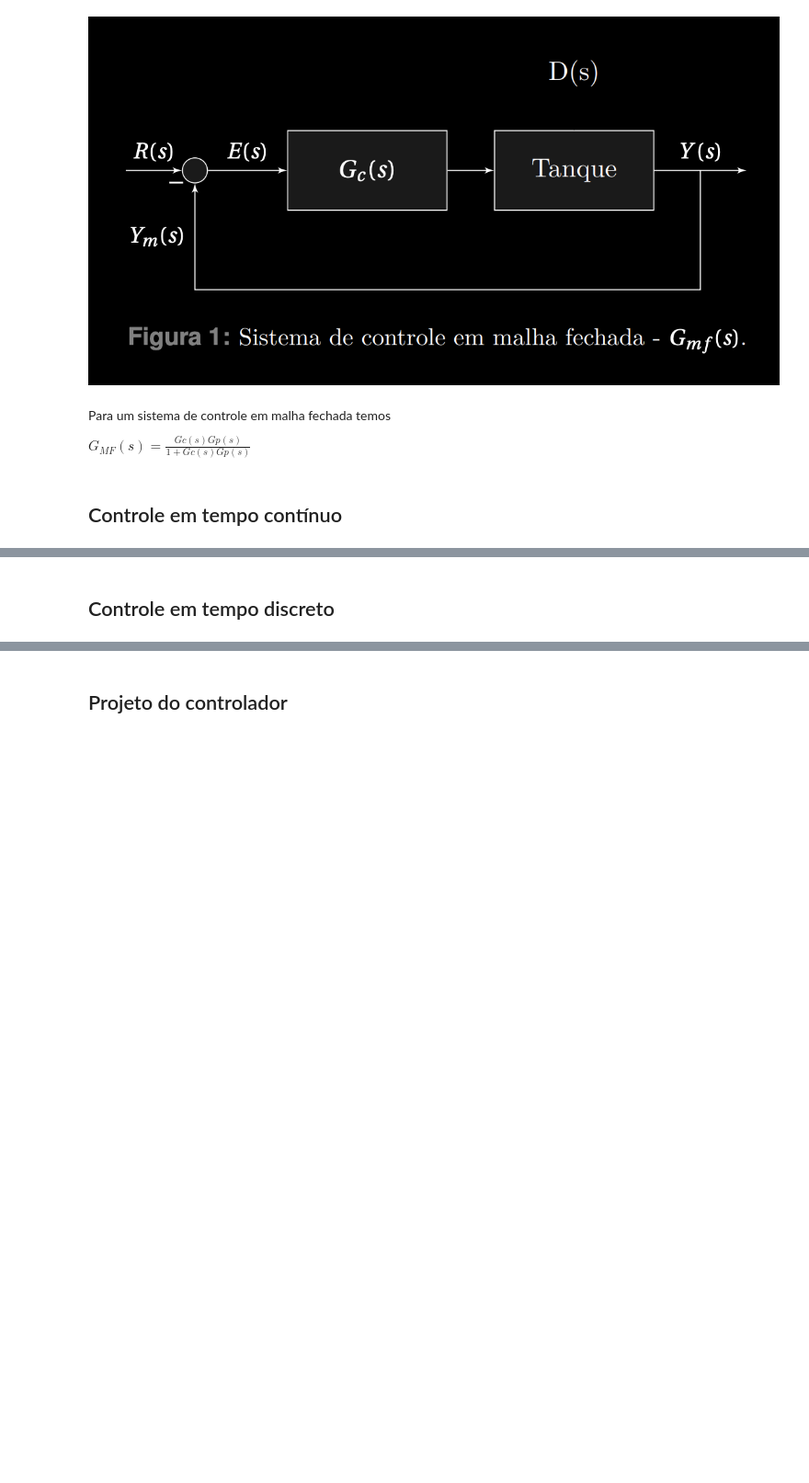
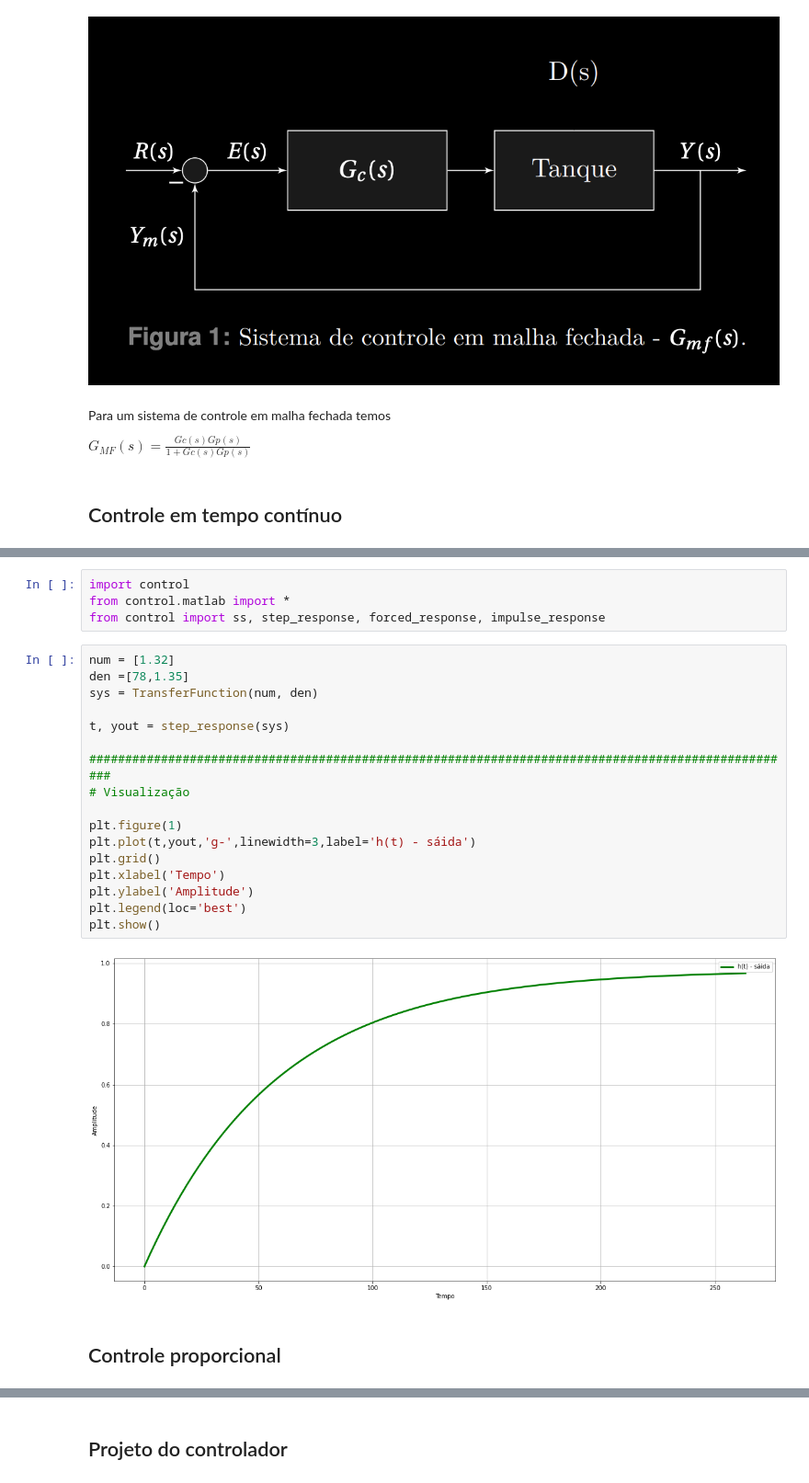
Before and after one commit to vparro/controleAvancado, a Jupyter notebook: Encontro_0.ipynb, the cells around one changed output, grey strips where cells are left out. Shown at 92% size. Drawn from its saved outputs; the diff is of its cells as text; blank space fills up the shorter version.

```diff
--- a/Encontro_0.ipynb
+++ b/Encontro_0.ipynb
@@ -447,2 +504,25 @@ G_{MF}(s) = \frac{Gc(s)Gp(s)}{1+Gc(s)Gp(s)}
+# %%
+import control
+from control.matlab import *
+from control import ss, step_response, forced_response, impulse_response
+# %%
+num = [1.32]
+den =[78,1.35]
+sys = TransferFunction(num, den)
+
+t, yout = step_response(sys)
+
+###################################################################################################
+# Visualização
+
+plt.figure(1)
+plt.plot(t,yout,'g-',linewidth=3,label='h(t) - sáida')
+plt.grid()
+plt.xlabel('Tempo')
+plt.ylabel('Amplitude')
+plt.legend(loc='best')
+plt.show()
+# %% [output]
+[figure, added]
 # %% [markdown]
-## Controle em tempo discreto
+## Controle proporcional
```
Also changed, not shown: parts of 22 cells of this notebook.
